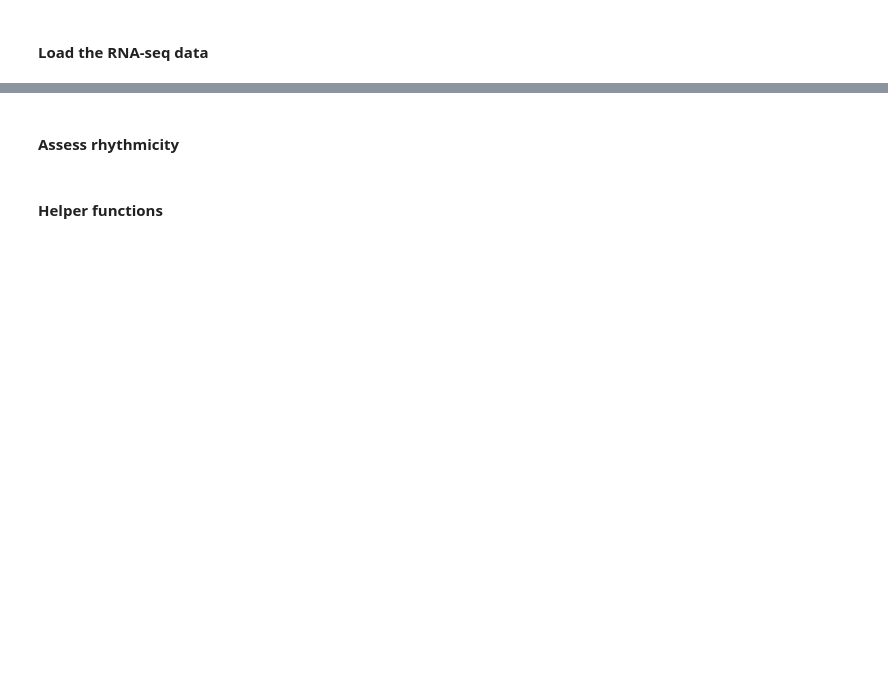
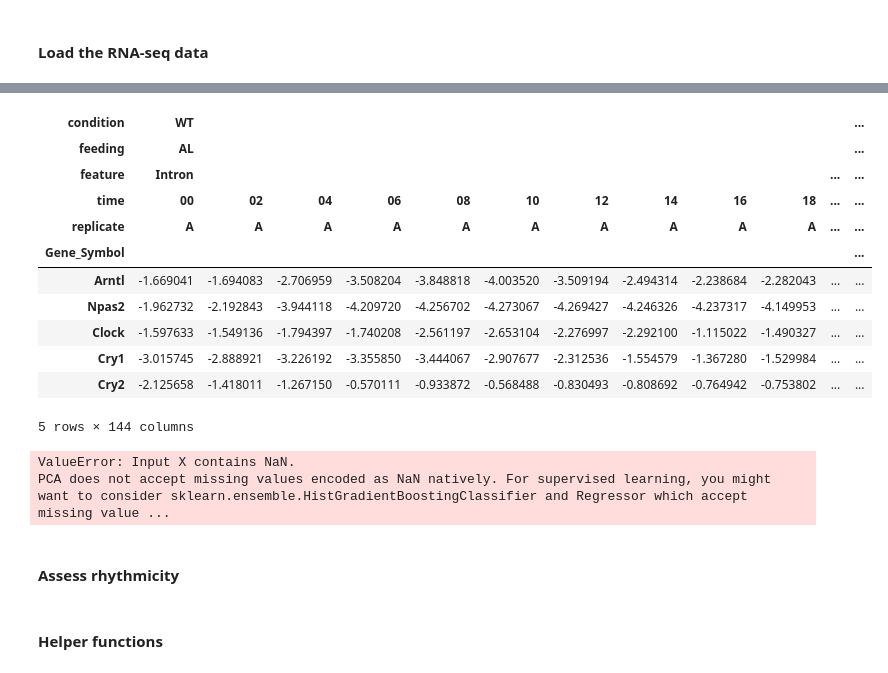
Before and after one commit to morri4shao/Genome-to-Function-class-project3, a Jupyter notebook: Exercise_Week11_12_B_final_FN.ipynb, the cells around one changed output, grey strips where cells are left out. Drawn from its saved outputs; the diff is of its cells as text; code cells hidden in the pictures; blank space fills up the shorter version.

```diff
--- a/Exercise_Week11_12_B_final_FN.ipynb
+++ b/Exercise_Week11_12_B_final_FN.ipynb
@@ -201,0 +424,26 @@ dat.head()
+# %%
+dat = pd.read_csv("./GSE73554_WT_AL_Intron_Exon_RFP.txt",sep='\t')
+dat.index = dat['Gene_Symbol']
+dat = dat.drop(['Gene_Symbol','Gene_Ensembl'], axis=1)
+dat.columns = dat.columns.str.split('_', expand = True)
+dat.columns.names = ['condition','feeding','feature','time','replicate']
+list_of_genes = ['Arntl', 'Npas2', 'Clock', 'Cry1', 'Cry2', 'Per1', 'Per2', 'Per3', 'Nr1d1', 'Nr1d2', 'Rora', 'Rorc', 'Tef', 'Dbp']
+# show the different variables in condition of dat_genes
+dat_genes.columns.get_level_values('time').unique()
+
+#extract from dat the genes in list_of_genes
+dat_genes = dat.loc[list_of_genes]
+dat_genes.head()
+# %% [output]
+| condition | WT |  |  |  |  |  |  |  |  |  |  | ... |
+| feeding | AL |  |  |  |  |  |  |  |  |  |  | ... |
+| feature | Intron |  |  |  |  |  |  |  |  |  | ... | ... |
+| time | 00 | 02 | 04 | 06 | 08 | 10 | 12 | 14 | 16 | 18 | ... | ... |
+| replicate | A | A | A | A | A | A | A | A | A | A | ... | ... |
+| Gene_Symbol |  |  |  |  |  |  |  |  |  |  |  | ... |
+| Arntl | -1.669041 | -1.694083 | -2.706959 | -3.508204 | -3.848818 | -4.003520 | -3.509194 | -2.494314 | -2.238684 | -2.282043 | ... | ... |
+| Npas2 | -1.962732 | -2.192843 | -3.944118 | -4.209720 | -4.256702 | -4.273067 | -4.269427 | -4.246326 | -4.237317 | -4.149953 | ... | ... |
+| Clock | -1.597633 | -1.549136 | -1.794397 | -1.740208 | -2.561197 | -2.653104 | -2.276997 | -2.292100 | -1.115022 | -1.490327 | ... | ... |
+| Cry1 | -3.015745 | -2.888921 | -3.226192 | -3.355850 | -3.444067 | -2.907677 | -2.312536 | -1.554579 | -1.367280 | -1.529984 | ... | ... |
+| Cry2 | -2.125658 | -1.418011 | -1.267150 | -0.570111 | -0.933872 | -0.568488 | -0.830493 | -0.808692 | -0.764942 | -0.753802 | ... | ... |
+5 rows × 144 columns
@@ -202,3 +461,18 @@ dat.head()
+# %%
+# Run PCA on the gene expression data
+time= ['00', '02', '04', '06', '08', '10', '12', '14', '16', '18', '20', '22']
+replicate = ['A', 'B', 'C', 'D']
+feeding = ['AL']
+conditions = ['WT']
+feature = ['Intron', 'Exon']
+#Subselect the samples
+dat_sub = subselect(dat_both, feature, replicate, time, conditions, feeding)
+
+df_pca = run_PCA(dat_both, n_components=2, color_by='feature', symbol_by='replicate', scale_data=True, log_transform=True)
+#df_pca = run_PCA(dat_genes, n_components=2, color_by='exon', symbol_by='time', scale_data=True, log_transform=True)
+# %% [output]
+ValueError: Input X contains NaN.
+PCA does not accept missing values encoded as NaN natively. For supervised learning, you might want to consider sklearn.ensemble.HistGradientBoostingClassifier and Regressor which accept missing value ...
 # %% [markdown]
 #### Assess rhythmicity
 # %%
```
Also changed, not shown: parts of 4 cells of this notebook.
